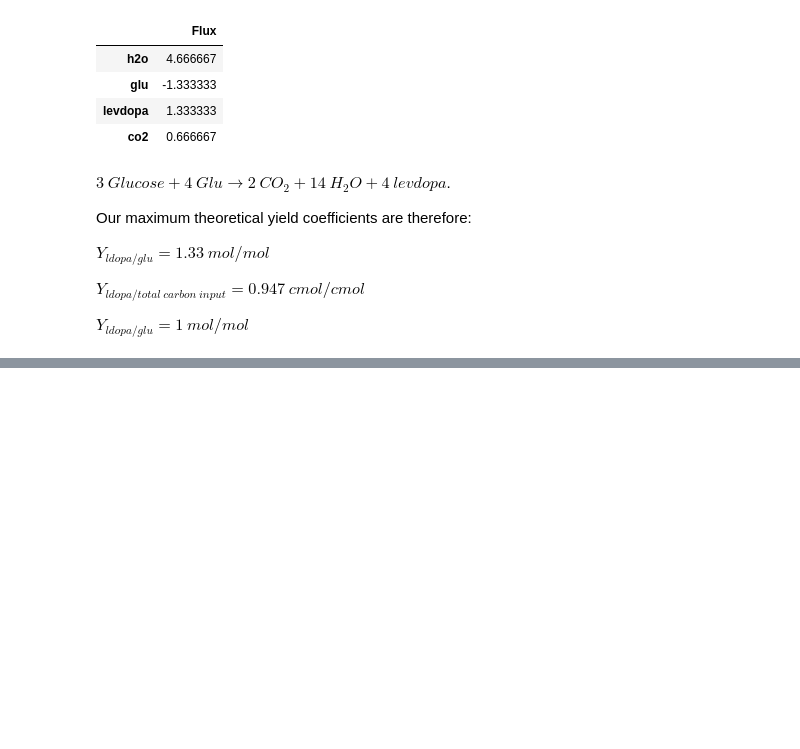
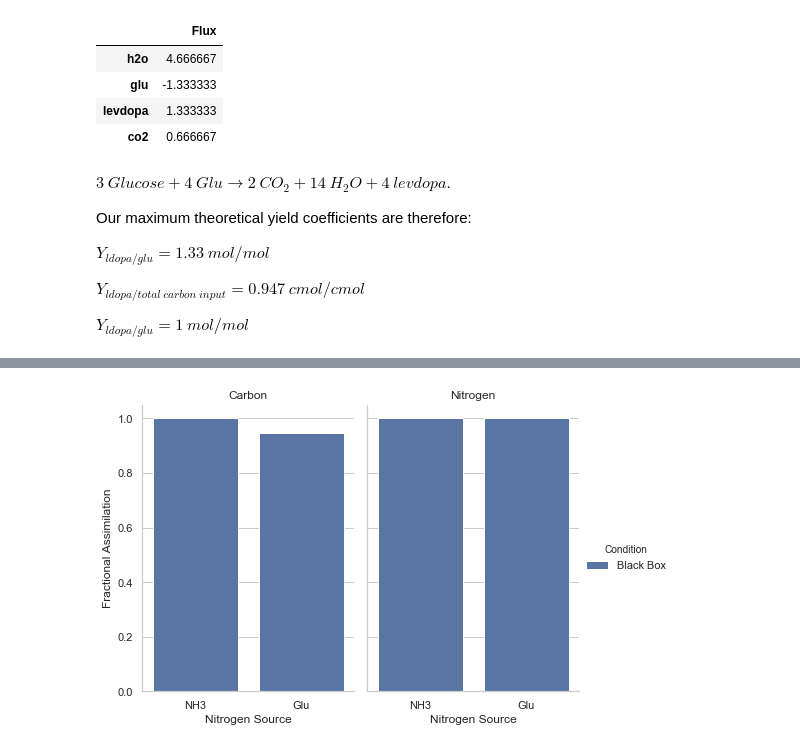
Before and after one commit to russell-stewart/levdopa_synthesis, a Jupyter notebook: black box stoichiometry.ipynb, the cells around one changed output, grey strips where cells are left out. Saved outputs shown, nothing was run; the diff lists cells and outputs as text; code cells hidden in the pictures; blank space fills up the shorter version.

```diff
--- a/black box stoichiometry.ipynb
+++ b/black box stoichiometry.ipynb
@@ -145,0 +164,8 @@ $Y_{ldopa/glu}=1\ mol/mol$
+# %%
+d1 = d.query("Condition == 'Black Box'")
+p = sns.catplot(x="Nitrogen Source", y="Fractional Assimilation",
+                 hue="Condition", col="Element",
+                 data=d1, kind="bar",aspect=.7).set_titles('{col_name}');
+p.fig.savefig('figures/blackbox.png')
+# %% [output]
+[figure, added]
```
Also changed, not shown: parts of 4 cells of this notebook, 7 other files.
